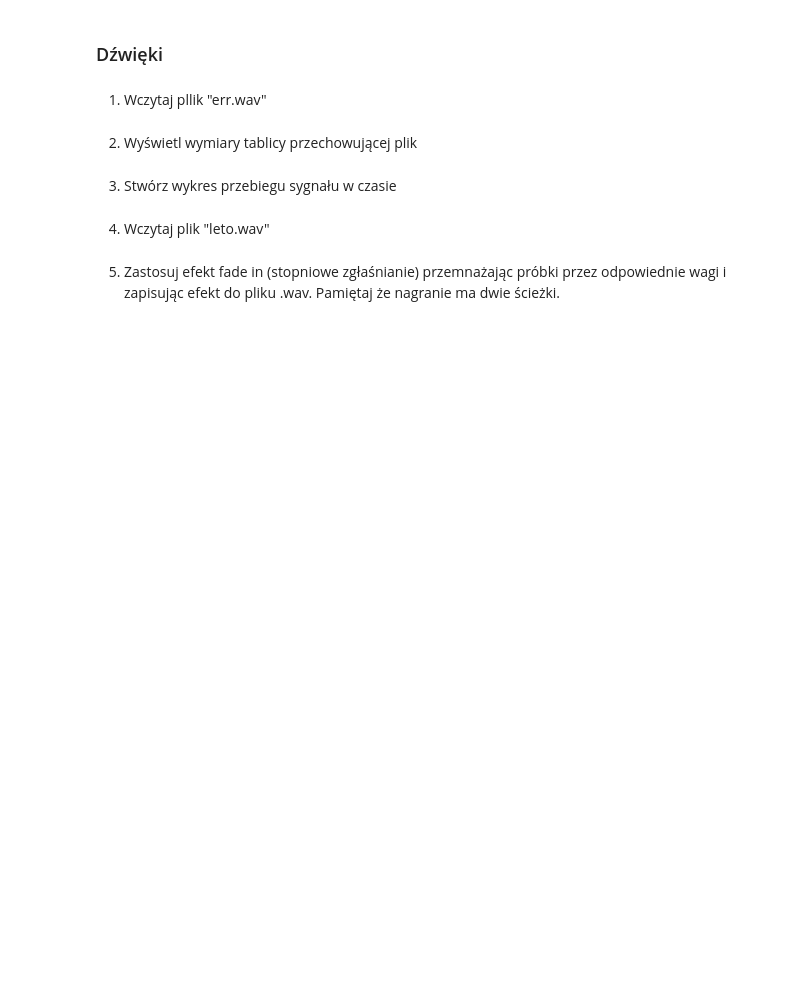
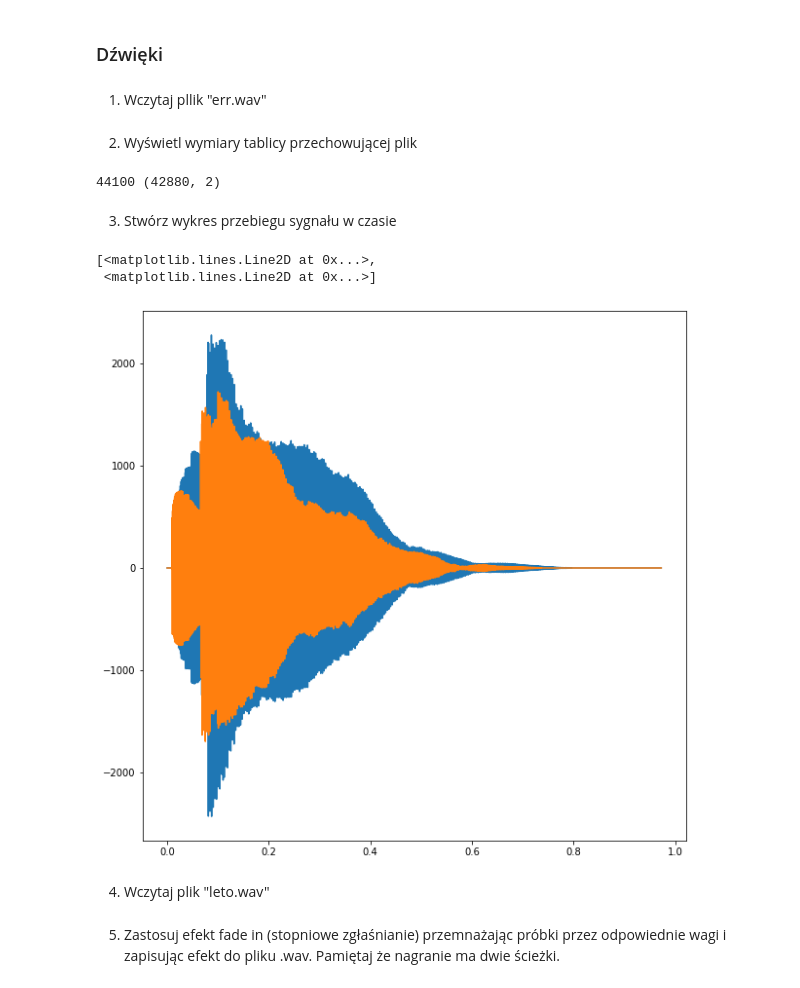
Before and after one commit to Mimikkk/__kck-2021, a Jupyter notebook: lab-2.ipynb, the cells around one changed output. Drawn from its saved outputs; the diff is of its cells as text; code cells hidden in the pictures; blank space fills up the shorter version.

```diff
--- a/lab-2.ipynb
+++ b/lab-2.ipynb
@@ -437,9 +481,23 @@ pp.imshow(lines_image)
 ### Dźwięki
 # %% [markdown]
 1. Wczytaj pllik "err.wav"
+# %%
+data: Tuple[int, np.ndarray] = wavfile.read('resources/lab-2/sounds/err.wav')
+(hz, sound) = data
 # %% [markdown]
 2. Wyświetl wymiary tablicy przechowującej plik
+# %%
+print(hz, sound.shape)
+# %% [output]
+44100 (42880, 2)
 # %% [markdown]
 3. Stwórz wykres przebiegu sygnału w czasie
+# %%
+np.linspace(0, sound.shape[0] / hz, sound.shape[0])
+plt.plot(np.linspace(0, sound.shape[0] / hz, sound.shape[0]), sound)
+# %% [output]
+[<matplotlib.lines.Line2D at 0x...>,
+ <matplotlib.lines.Line2D at 0x...>]
+[figure, added]
 # %% [markdown]
 4. Wczytaj plik "leto.wav"
```
Also changed, not shown: parts of 15 cells of this notebook, 1 other file.
